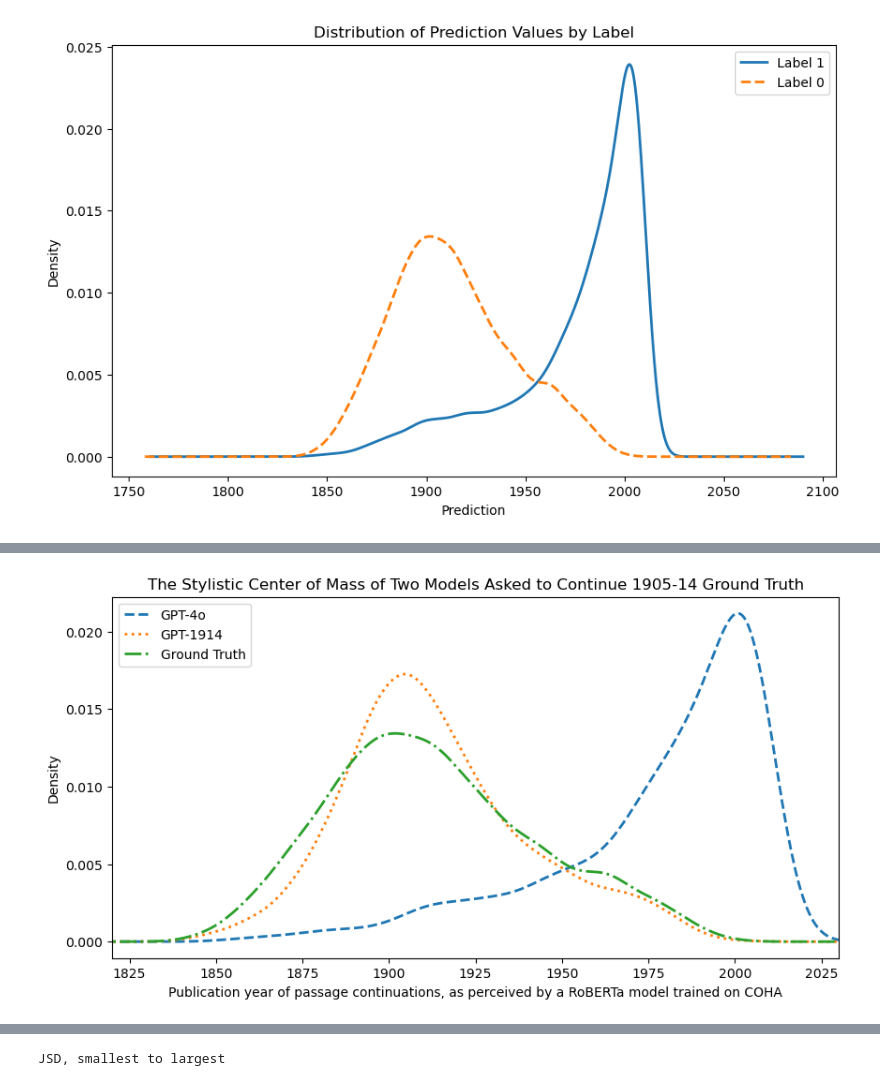
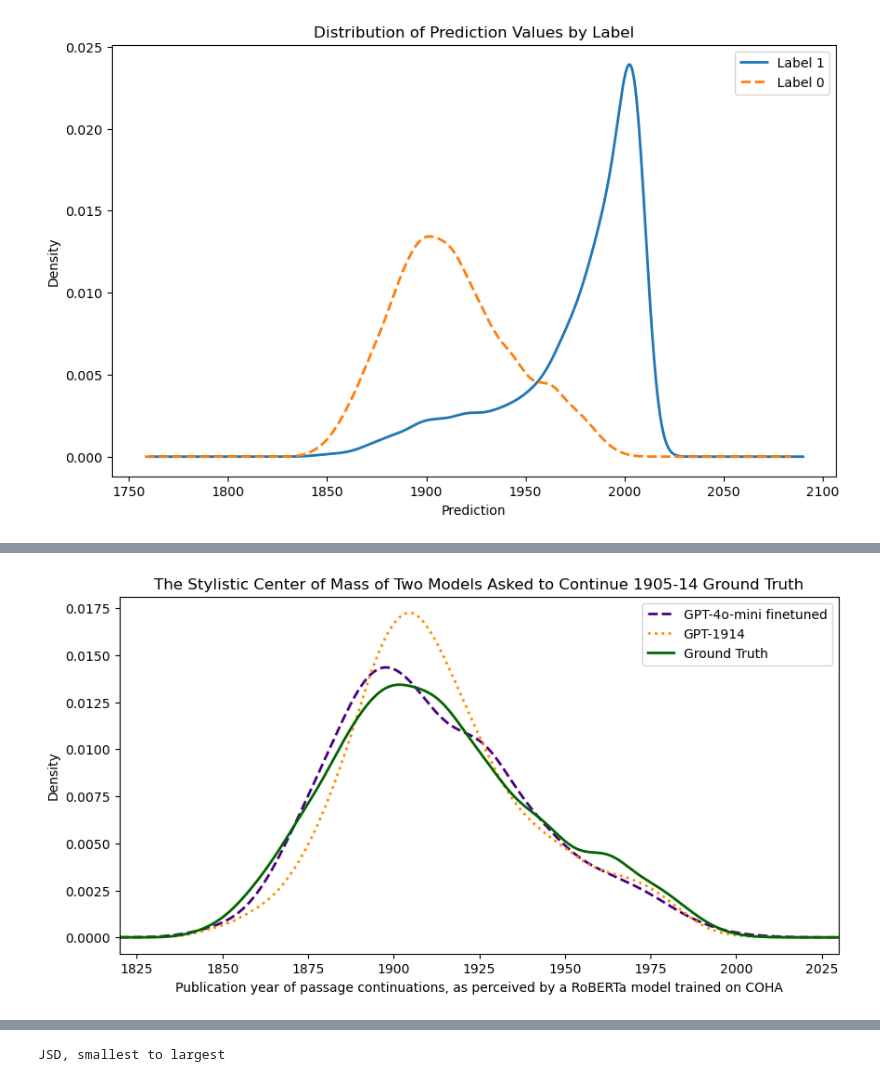
Before and after one commit to Historical-AI-Lab/GPT-1914, a Jupyter notebook: anachronism/VisualizePublicationYears.ipynb, the cells around one changed output, grey strips where cells are left out. Cells and saved outputs as stored; diff of their text form; code cells hidden in the pictures.

Commit message:
Make figures consistent

```diff
--- a/anachronism/VisualizePublicationYears.ipynb
+++ b/anachronism/VisualizePublicationYears.ipynb
@@ -81,24 +101,22 @@ finetune = pd.read_csv('finetuned_4omini_publicationyears.tsv', sep='\t')
 # %%
 # We plot kernel density estimates of the publication years of all four datasets:
 # the GPT-3.5 dataset, the GPT-4o dataset, the GPT-1914 dataset, and the ground truth dataset.
 # Since real publication years don't extend below 1850 or above 2020, we limit the x-axis to this range.
 
 plt.figure(figsize=(10, 5))
-# gpt35['prediction'].plot(kind='kde', label='GPT-3.5', linestyle='-', linewidth=2)
-# finetune['prediction'].plot(kind='kde', label='GPT-4o (fine-tuned)', linestyle='-', linewidth=2)
-gpt4o['prediction'].plot(kind='kde', label='GPT-4o', linestyle='--', linewidth=2)
-gpt1914['prediction'].plot(kind='kde', label='GPT-1914', linestyle=':', linewidth=2)
-groundtruth['prediction'].plot(kind='kde', label='Ground Truth', linestyle='-.', linewidth=2)
+finetune['prediction'].plot(kind='kde', label='GPT-4o-mini finetuned', linestyle='--', linewidth=2, color='indigo')
+gpt1914['prediction'].plot(kind='kde', label='GPT-1914', linestyle=':', linewidth=2, color='darkorange')
+groundtruth['prediction'].plot(kind='kde', label='Ground Truth', linestyle='solid', linewidth=2, color='darkgreen')
 
 plt.xlim(1820, 2030)
 plt.title('The Stylistic Center of Mass of Two Models Asked to Continue 1905-14 Ground Truth')
 plt.xlabel('Publication year of passage continuations, as perceived by a RoBERTa model trained on COHA')
 plt.ylabel('Density')
 plt.legend()
 
 # We export the plot to a file using bbox_inches='tight' to ensure that the legend is not cut off.
-plt.savefig('stylistic_center_of_mass.png', bbox_inches='tight', dpi=300)
+plt.savefig('finetuned_center_of_mass.png', bbox_inches='tight', dpi=300)
 
 plt.show()
 # %% [output]
-[figure, old version]
+[figure, new version]
```
Also changed, not shown: parts of 10 cells of this notebook, 2 other files.
